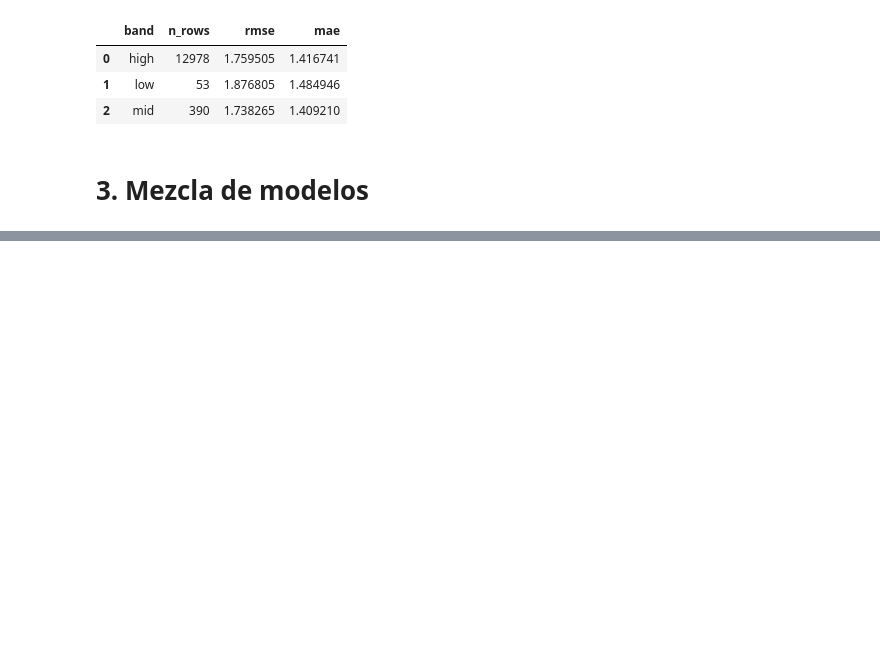
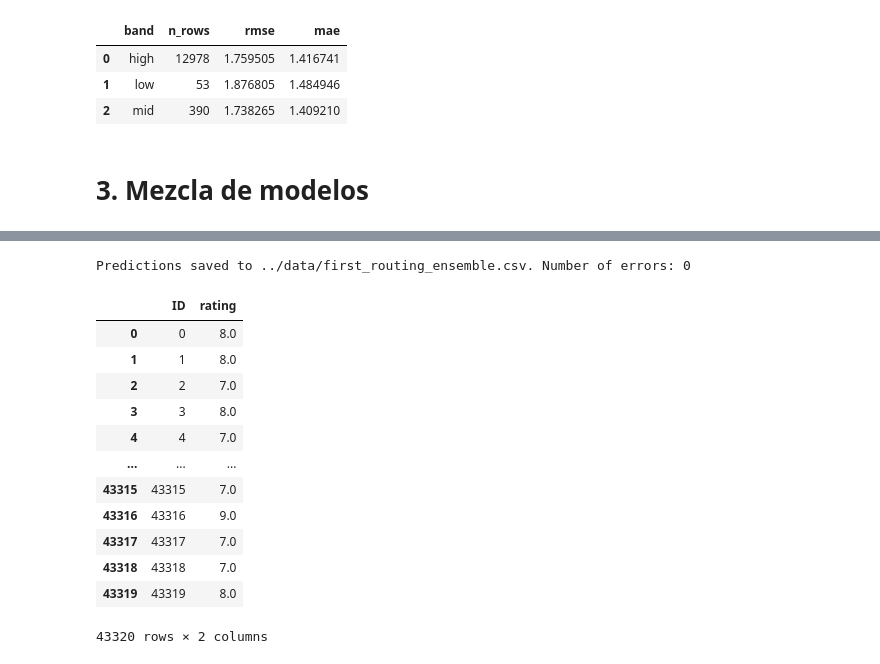
Before and after one commit to Mariogarber/recomendation-system, a Jupyter notebook: colaborative-filtering/recomendation-system.ipynb, the cells around one changed output, grey strips where cells are left out. Cells and saved outputs as stored; diff of their text form; code cells hidden in the pictures; blank space fills up the shorter version.

```diff
--- a/colaborative-filtering/recomendation-system.ipynb
+++ b/colaborative-filtering/recomendation-system.ipynb
@@ -1303,0 +1590,31 @@ evaluator.evaluate(ensemble, test_data)
+# %%
+threshold_ensemble = ThresholdEnsembleModel(rare_model=baseline_model, frequent_model=adaptative_posterior_ensemble, threshold=3,
+                                            train_df=full_data, clip_range=(1, 10), default_prediction=full_data['rating'].mean())
+threshold_ensemble.fit(full_data)
+
+predictor = Predictor(test_path='../data/test.csv', save_path='../data/first_threshold_ensemble.csv', round_predictions=False)
+predictor.predict(threshold_ensemble)
+# %%
+routing_ensemble = ManualRoutingEnsemble(warm_model=adaptative_posterior_ensemble, cold_item_model=ensemble,
+                                         cold_user_model=ensemble, cold_both_model=baseline_model, fallback_model=baseline_model,
+                                         user_cold_threshold=1, item_cold_threshold=1, clip_range=(1, 10),
+                                         fit_models=False)
+routing_ensemble.fit(full_data)
+
+predictor = Predictor(test_path='../data/test.csv', save_path='../data/first_routing_ensemble.csv', round_predictions=True)
+predictor.predict(routing_ensemble)
+# %% [output]
+Predictions saved to ../data/first_routing_ensemble.csv. Number of errors: 0
+|  | ID | rating |
+| 0 | 0 | 8.0 |
+| 1 | 1 | 8.0 |
+| 2 | 2 | 7.0 |
+| 3 | 3 | 8.0 |
+| 4 | 4 | 7.0 |
+| ... | ... | ... |
+| 43315 | 43315 | 7.0 |
+| 43316 | 43316 | 9.0 |
+| 43317 | 43317 | 7.0 |
+| 43318 | 43318 | 7.0 |
+| 43319 | 43319 | 8.0 |
+43320 rows × 2 columns
```
Also changed, not shown: parts of 21 cells of this notebook.
